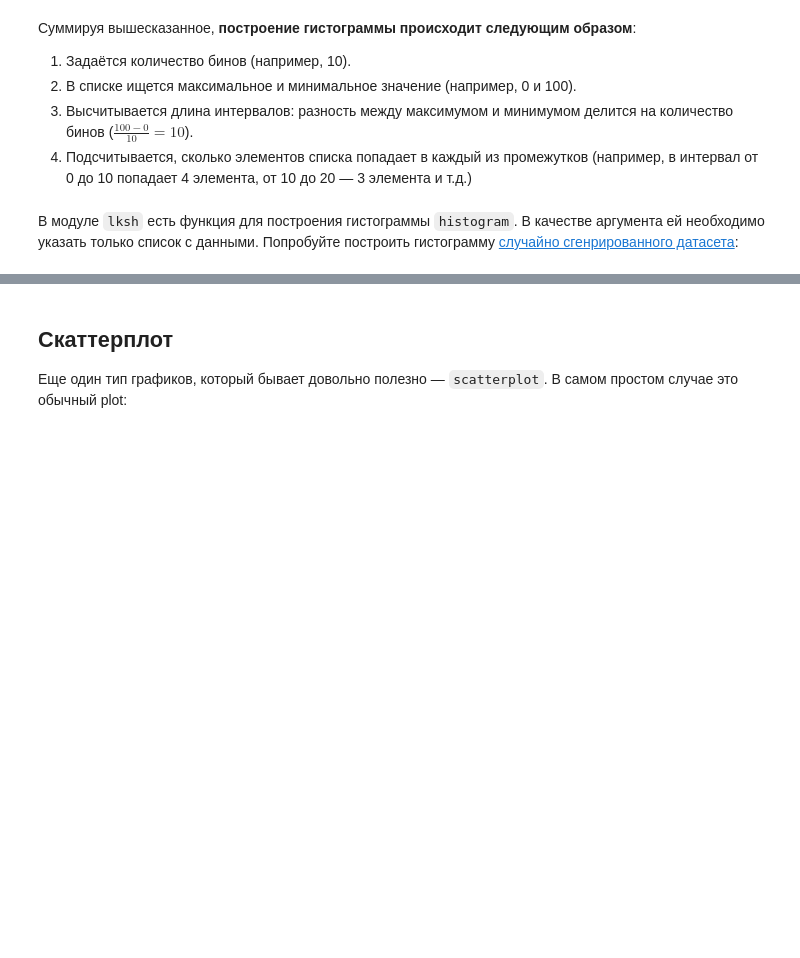
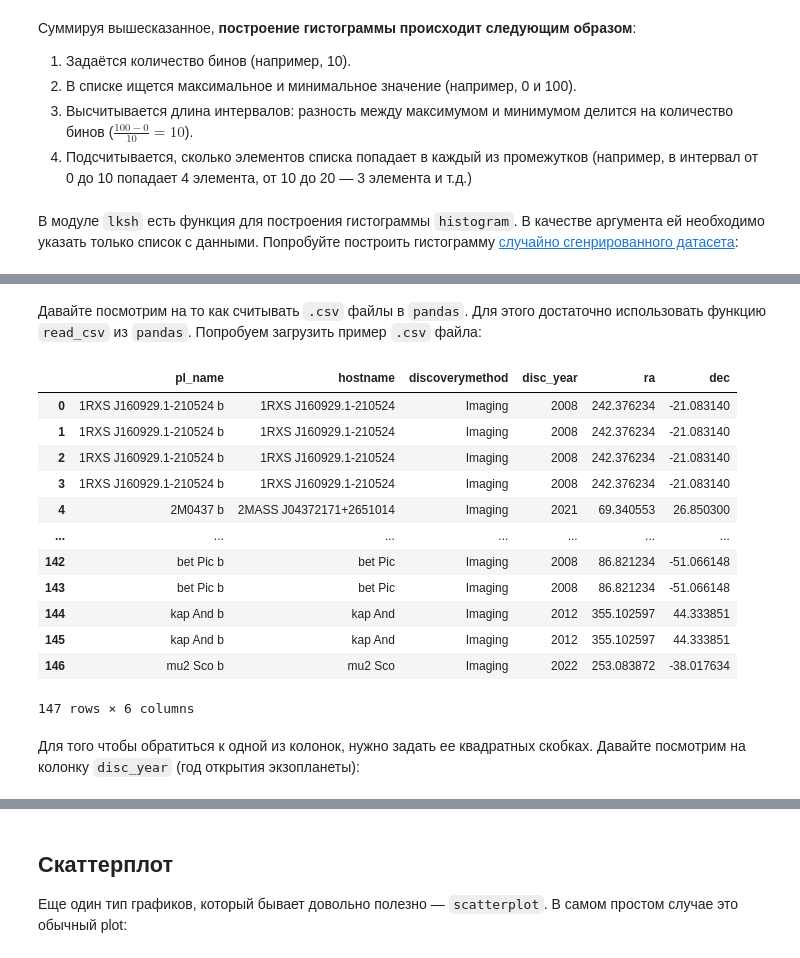
Before and after one commit to teimy/lksh2024-planets, a Jupyter notebook: python/pic_and_data_easy.ipynb, the cells around one changed output, grey strips where cells are left out. Saved outputs shown, nothing was run; the diff lists cells and outputs as text; code cells hidden in the pictures; blank space fills up the shorter version.

```diff
--- a/python/pic_and_data_easy.ipynb
+++ b/python/pic_and_data_easy.ipynb
@@ -58,0 +67,21 @@ histogram(dataset, bins=10)  # попробуйте разные значени
+# %% [markdown]
+Давайте посмотрим на то как считывать `.csv` файлы в `pandas`. Для этого достаточно использовать функцию `read_csv` из `pandas`. Попробуем загрузить пример `.csv` файла:
+# %%
+exoplanets = pd.read_csv('data/exoplanets_imaging.csv')
+exoplanets
+# %% [output]
+|  | pl_name | hostname | discoverymethod | disc_year | ra | dec |
+| 0 | 1RXS J160929.1-210524 b | 1RXS J160929.1-210524 | Imaging | 2008 | 242.376234 | -21.083140 |
+| 1 | 1RXS J160929.1-210524 b | 1RXS J160929.1-210524 | Imaging | 2008 | 242.376234 | -21.083140 |
+| 2 | 1RXS J160929.1-210524 b | 1RXS J160929.1-210524 | Imaging | 2008 | 242.376234 | -21.083140 |
+| 3 | 1RXS J160929.1-210524 b | 1RXS J160929.1-210524 | Imaging | 2008 | 242.376234 | -21.083140 |
+| 4 | 2M0437 b | 2MASS J04372171+2651014 | Imaging | 2021 | 69.340553 | 26.850300 |
+| ... | ... | ... | ... | ... | ... | ... |
+| 142 | bet Pic b | bet Pic | Imaging | 2008 | 86.821234 | -51.066148 |
+| 143 | bet Pic b | bet Pic | Imaging | 2008 | 86.821234 | -51.066148 |
+| 144 | kap And b | kap And | Imaging | 2012 | 355.102597 | 44.333851 |
+| 145 | kap And b | kap And | Imaging | 2012 | 355.102597 | 44.333851 |
+| 146 | mu2 Sco b | mu2 Sco | Imaging | 2022 | 253.083872 | -38.017634 |
+147 rows × 6 columns
+# %% [markdown]
+Для того чтобы обратиться к одной из колонок, нужно задать ее квадратных скобках. Давайте посмотрим на колонку `disc_year` (год открытия экзопланеты):
```
Also changed, not shown: parts of 19 cells of this notebook, 1 other file.
